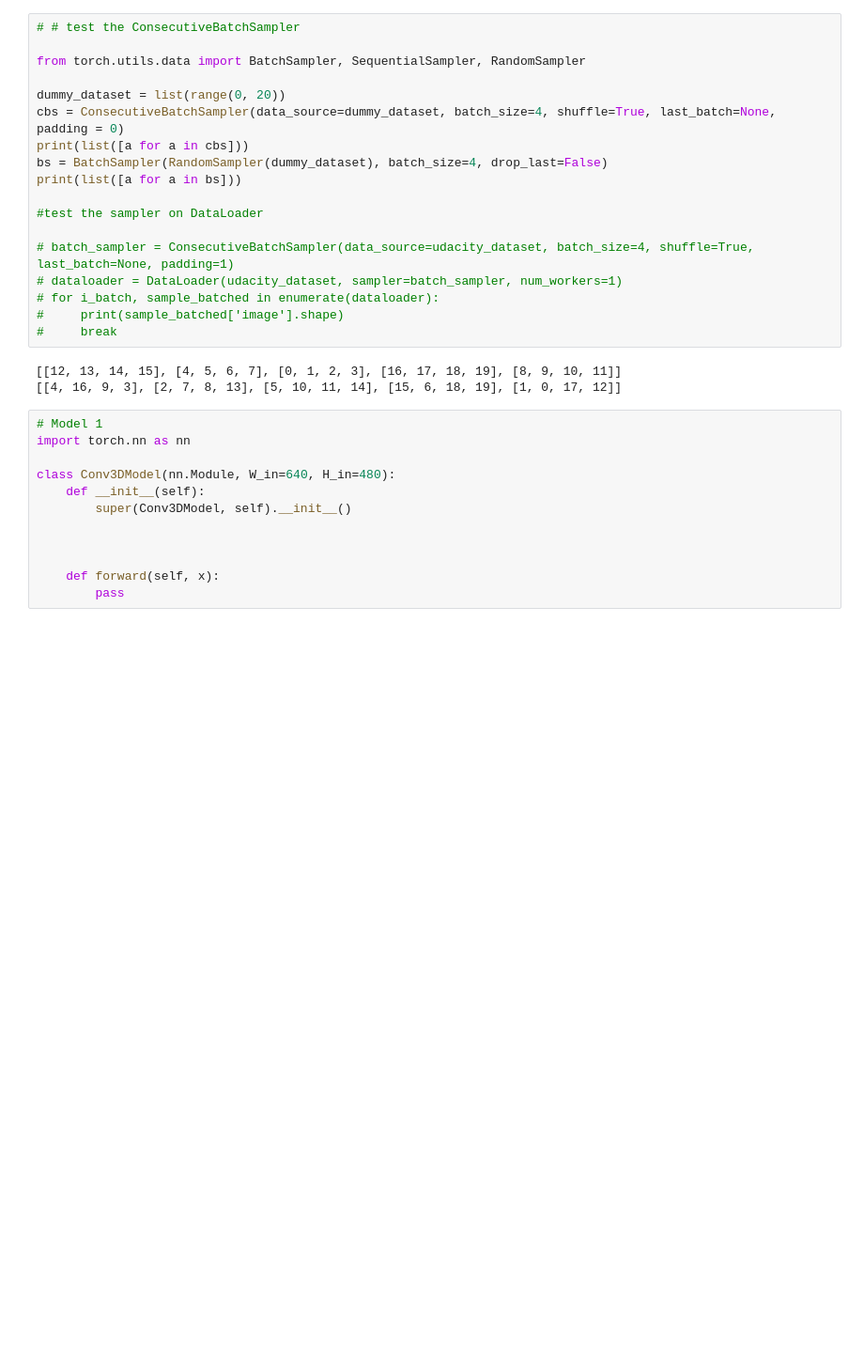
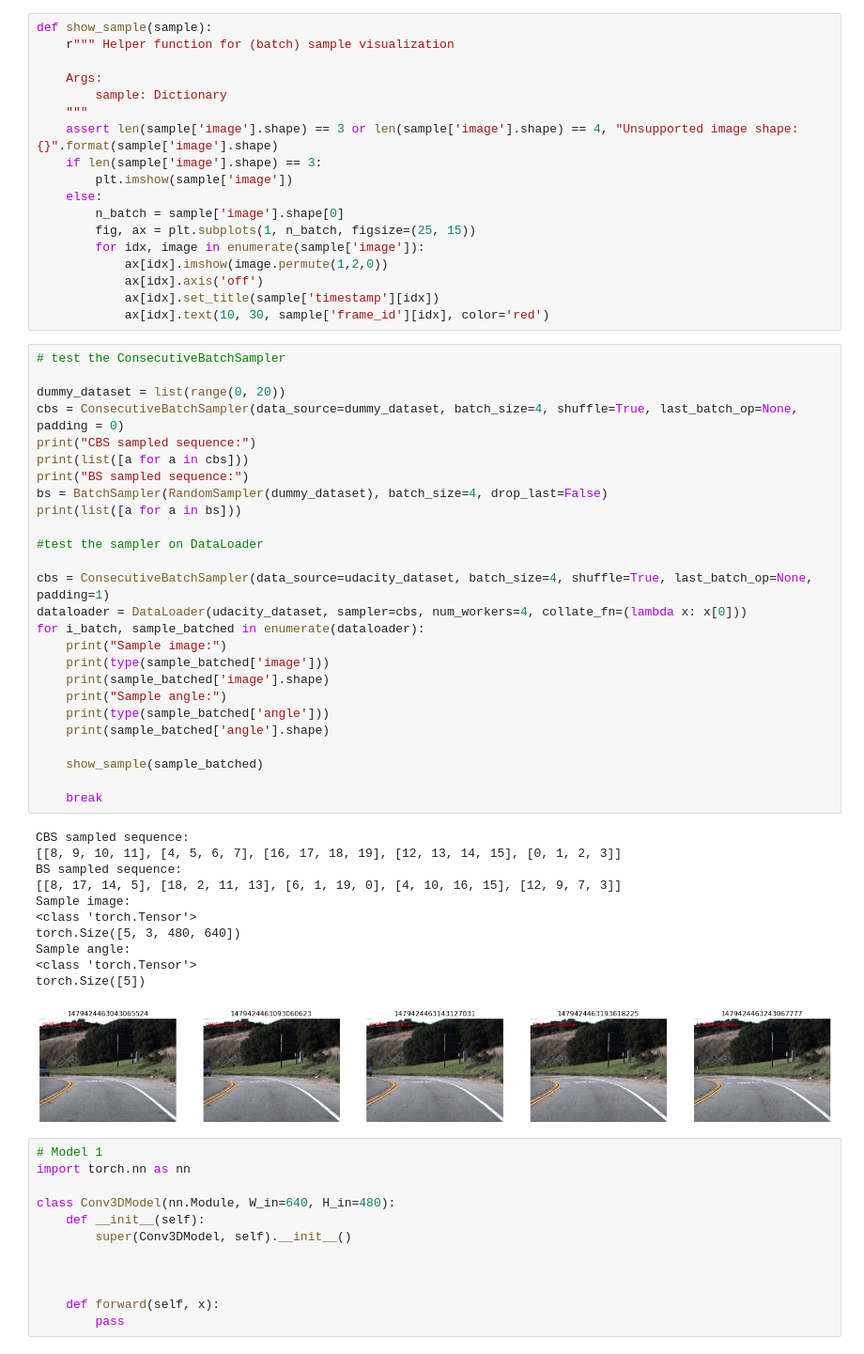
Before and after one commit to cvcore/steering-angle-prediction, a Jupyter notebook: steering_prediction.ipynb, the cells around one changed output. Shown at 94% size. Cells and saved outputs as stored; diff of their text form; blank space fills up the shorter version.

Commit message:
fixed batch loader, add visualization script

```diff
--- a/steering_prediction.ipynb
+++ b/steering_prediction.ipynb
@@ -206,27 +163,62 @@ class ConsecutiveBatchSampler(Sampler):
             return length // batch_size
 
         return length // batch_size + 1
+# %%
+def show_sample(sample):
+    r""" Helper function for (batch) sample visualization
+
+    Args:
+        sample: Dictionary
+    """
+    assert len(sample['image'].shape) == 3 or len(sample['image'].shape) == 4, "Unsupported image shape: {}".format(sample['image'].shape)
+    if len(sample['image'].shape) == 3:
+        plt.imshow(sample['image'])
+    else:
+        n_batch = sample['image'].shape[0]
+        fig, ax = plt.subplots(1, n_batch, figsize=(25, 15))
+        for idx, image in enumerate(sample['image']):
+            ax[idx].imshow(image.permute(1,2,0))
+            ax[idx].axis('off')
+            ax[idx].set_title(sample['timestamp'][idx])
+            ax[idx].text(10, 30, sample['frame_id'][idx], color='red')
 # %%
-# # test the ConsecutiveBatchSampler
-
-from torch.utils.data import BatchSampler, SequentialSampler, RandomSampler
+# test the ConsecutiveBatchSampler
 
 dummy_dataset = list(range(0, 20))
-cbs = ConsecutiveBatchSampler(data_source=dummy_dataset, batch_size=4, shuffle=True, last_batch=None, padding = 0)
+cbs = ConsecutiveBatchSampler(data_source=dummy_dataset, batch_size=4, shuffle=True, last_batch_op=None, padding = 0)
+print("CBS sampled sequence:")
 print(list([a for a in cbs]))
+print("BS sampled sequence:")
 bs = BatchSampler(RandomSampler(dummy_dataset), batch_size=4, drop_last=False)
 print(list([a for a in bs]))
 
 #test the sampler on DataLoader
 
-# batch_sampler = ConsecutiveBatchSampler(data_source=udacity_dataset, batch_size=4, shuffle=True, last_batch=None, padding=1)
-# dataloader = DataLoader(udacity_dataset, sampler=batch_sampler, num_workers=1)
-# for i_batch, sample_batched in enumerate(dataloader):
-#     print(sample_batched['image'].shape)
-#     break
+cbs = ConsecutiveBatchSampler(data_source=udacity_dataset, batch_size=4, shuffle=True, last_batch_op=None, padding=1)
+dataloader = DataLoader(udacity_dataset, sampler=cbs, num_workers=4, collate_fn=(lambda x: x[0]))
+for i_batch, sample_batched in enumerate(dataloader):
+    print("Sample image:")
+    print(type(sample_batched['image']))
+    print(sample_batched['image'].shape)
+    print("Sample angle:")
+    print(type(sample_batched['angle']))
+    print(sample_batched['angle'].shape)
+
+    show_sample(sample_batched)
+
+    break
 # %% [output]
-[[12, 13, 14, 15], [4, 5, 6, 7], [0, 1, 2, 3], [16, 17, 18, 19], [8, 9, 10, 11]]
-[[4, 16, 9, 3], [2, 7, 8, 13], [5, 10, 11, 14], [15, 6, 18, 19], [1, 0, 17, 12]]
+CBS sampled sequence:
+[[8, 9, 10, 11], [4, 5, 6, 7], [16, 17, 18, 19], [12, 13, 14, 15], [0, 1, 2, 3]]
+BS sampled sequence:
+[[8, 17, 14, 5], [18, 2, 11, 13], [6, 1, 19, 0], [4, 10, 16, 15], [12, 9, 7, 3]]
+Sample image:
+<class 'torch.Tensor'>
+torch.Size([5, 3, 480, 640])
+Sample angle:
+<class 'torch.Tensor'>
+torch.Size([5])
+[figure, added]
 # %%
 # Model 1
 import torch.nn as nn
```
Also changed, not shown: parts of 5 cells of this notebook.
